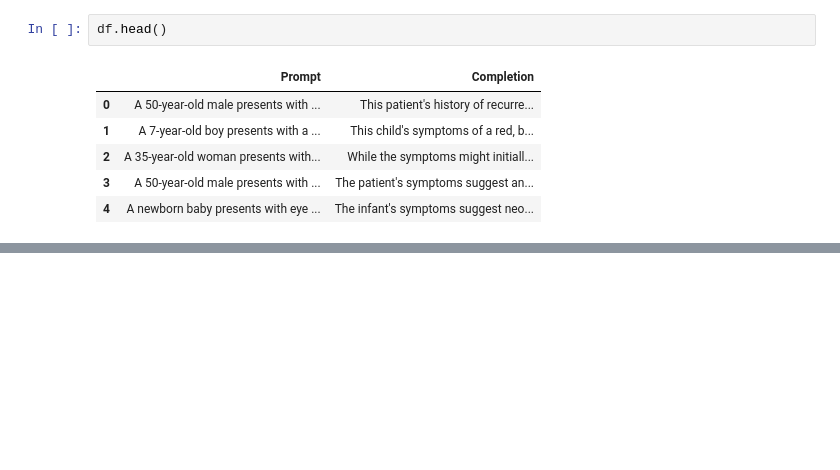
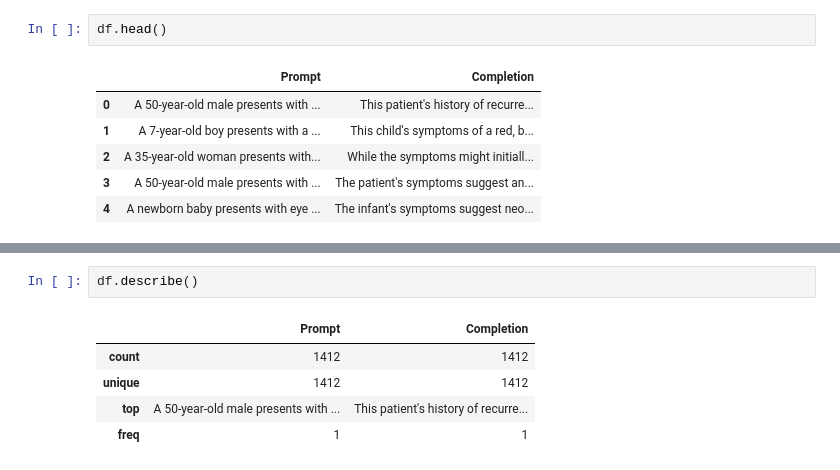
Before and after one commit to ziyaf140405/ziya, a Jupyter notebook: libraries.ipynb, the cells around one changed output, grey strips where cells are left out. Drawn from its saved outputs; the diff is of its cells as text; blank space fills up the shorter version.

```diff
--- a/libraries.ipynb
+++ b/libraries.ipynb
@@ -53,0 +95,8 @@ df.head()
+# %%
+df.describe()
+# %% [output]
+|  | Prompt | Completion |
+| count | 1412 | 1412 |
+| unique | 1412 | 1412 |
+| top | A 50-year-old male presents with ... | This patient's history of recurre... |
+| freq | 1 | 1 |
```
Also changed, not shown: parts of 3 cells of this notebook.
